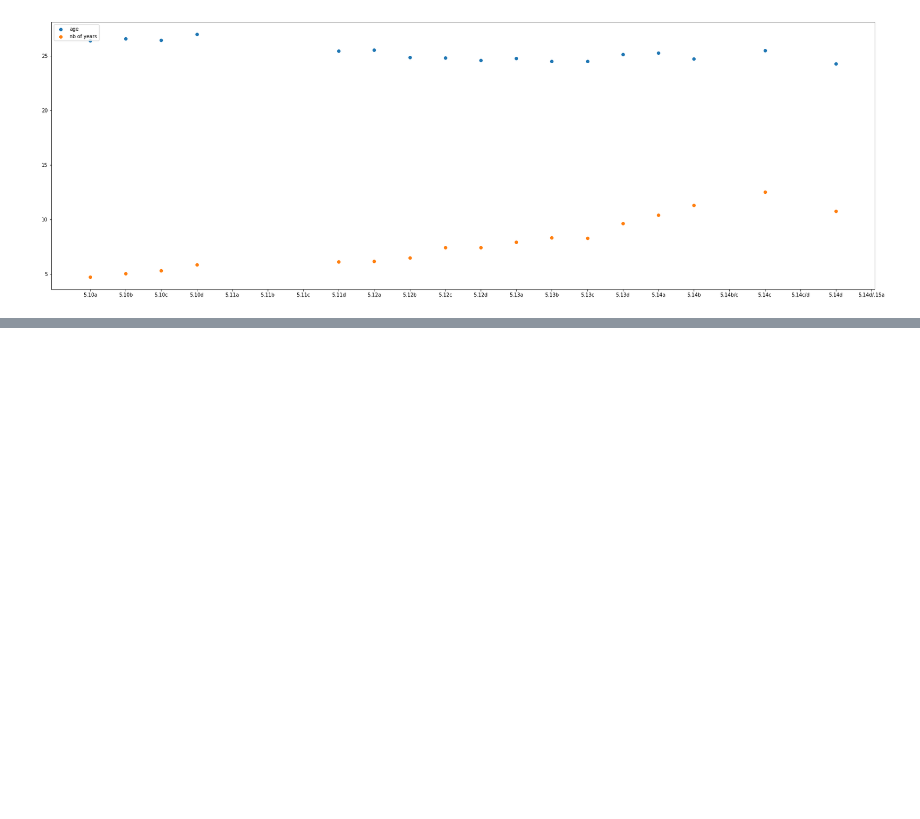
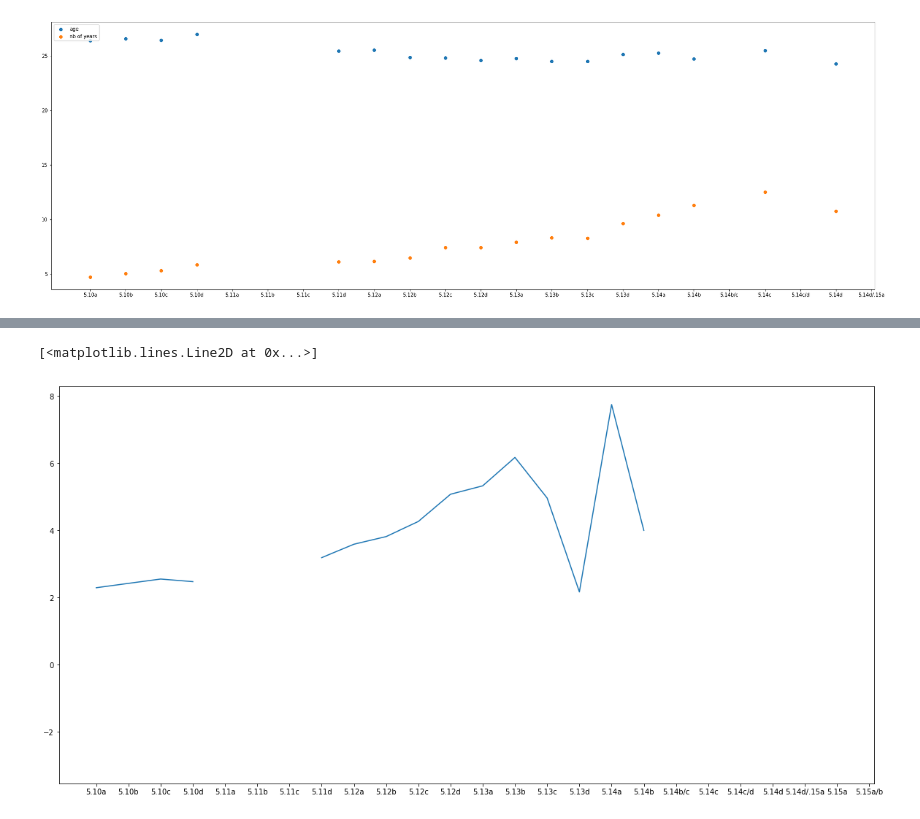
Before and after one commit to victor-mouquin/8a.nu, a Jupyter notebook: 8a.nu_climbing.ipynb, the cells around one changed output, grey strips where cells are left out. Cells and saved outputs as stored; diff of their text form; code cells hidden in the pictures; blank space fills up the shorter version.

```diff
--- a/8a.nu_climbing.ipynb
+++ b/8a.nu_climbing.ipynb
@@ -283,0 +333,5 @@ plt.legend(['age', 'nb of years'], loc = 2)
+# %%
+sample2 = started_after_30.sample(n = 500)
+# %%
+%%time
+average_achieve_grade = achieve_grades(sample2, usa_grades)
@@ -283,0 +341,6 @@ plt.legend(['age', 'nb of years'], loc = 2)
+# %%
+plt.rcParams['figure.figsize'] = [20, 10]
+plt.plot(usa_grades, average_achieve_grade[:,1])
+# %% [output]
+[<matplotlib.lines.Line2D at 0x...>]
+[figure, added]
```
Also changed, not shown: parts of 18 cells of this notebook.
